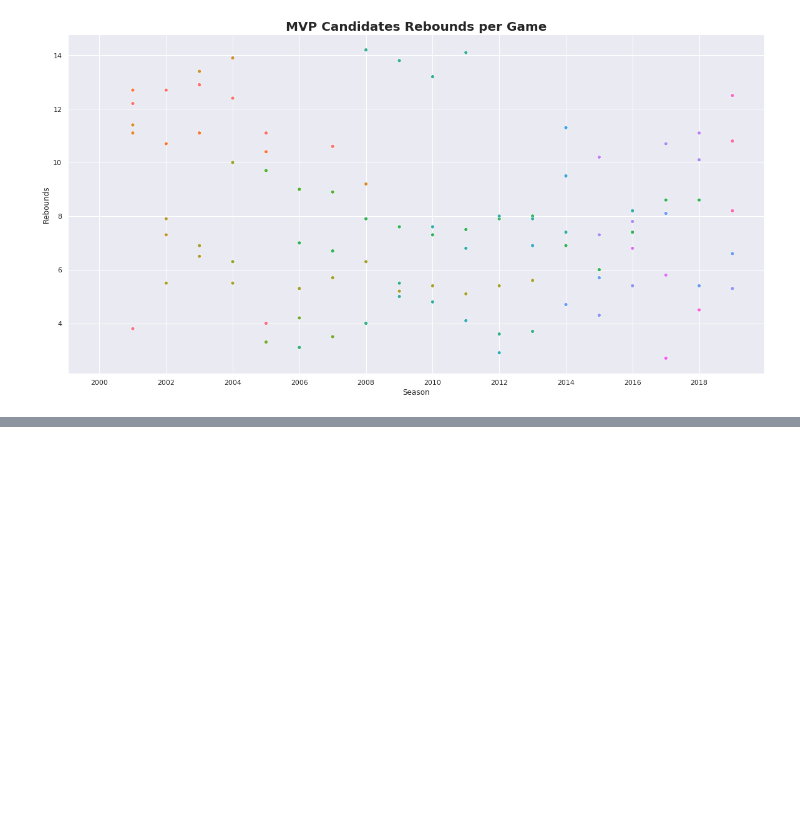
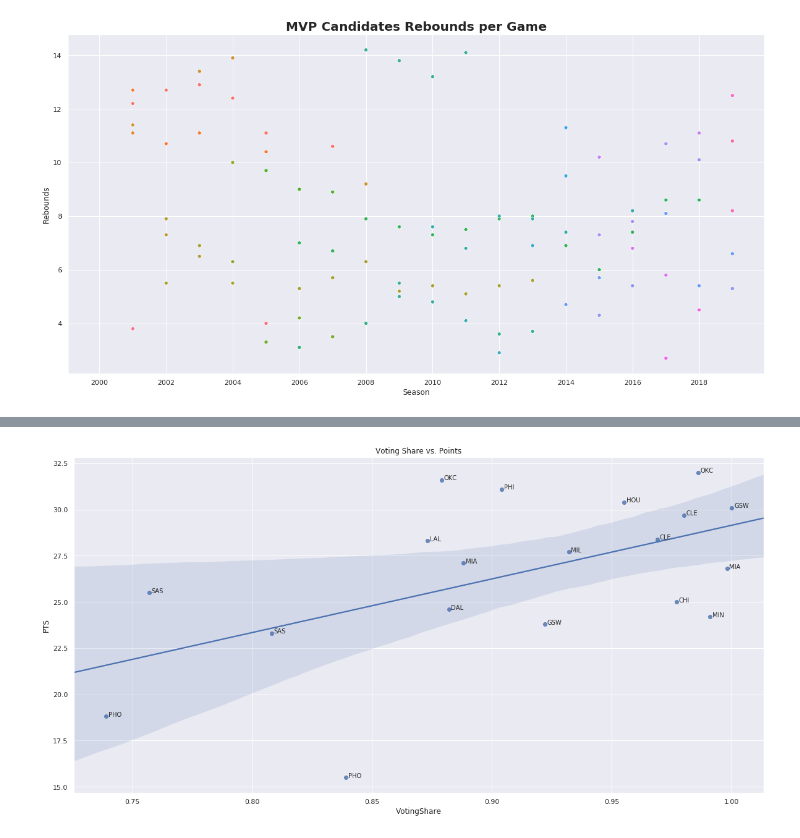
Before and after one commit to mac-austinsmith/mac-austinsmith.github.io, a Jupyter notebook: index.ipynb, the cells around one changed output, grey strips where cells are left out. Saved outputs shown, nothing was run; the diff lists cells and outputs as text; code cells hidden in the pictures; blank space fills up the shorter version.

```diff
--- a/index.ipynb
+++ b/index.ipynb
@@ -256,0 +282,10 @@ plt.show()
+# %%
+pg['MVP'] = np.nan
+
+for index, row in pg.iterrows():
+    if index % 5 == 0:
+        pg['MVP'][index] = 1.0
+    else:
+        pg['MVP'][index] = 0
+
+pg
@@ -256,0 +319,14 @@ plt.show()
+# %%
+plt.figure(figsize=(20,10))
+
+#Points vs voting share
+
+new_pg = pg[pg["MVP"] == 1.0]
+
+p1 = sns.regplot(x = "VotingShare", y = 'PTS', data = new_pg)
+p1.set_title("Voting Share vs. Points")
+
+for index, row in new_pg.iterrows():
+    plt.annotate("".join(new_pg['Tm'][index]), xy = (new_pg['VotingShare'][index] + 0.001, new_pg['PTS'][index]))
+# %% [output]
+[figure, added]
```
Also changed, not shown: parts of 10 cells of this notebook.
